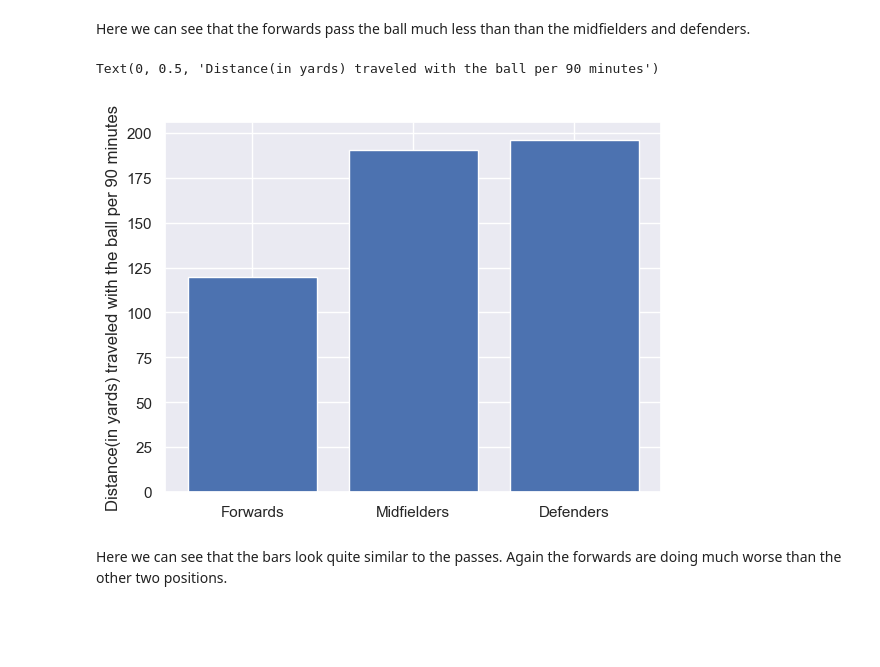
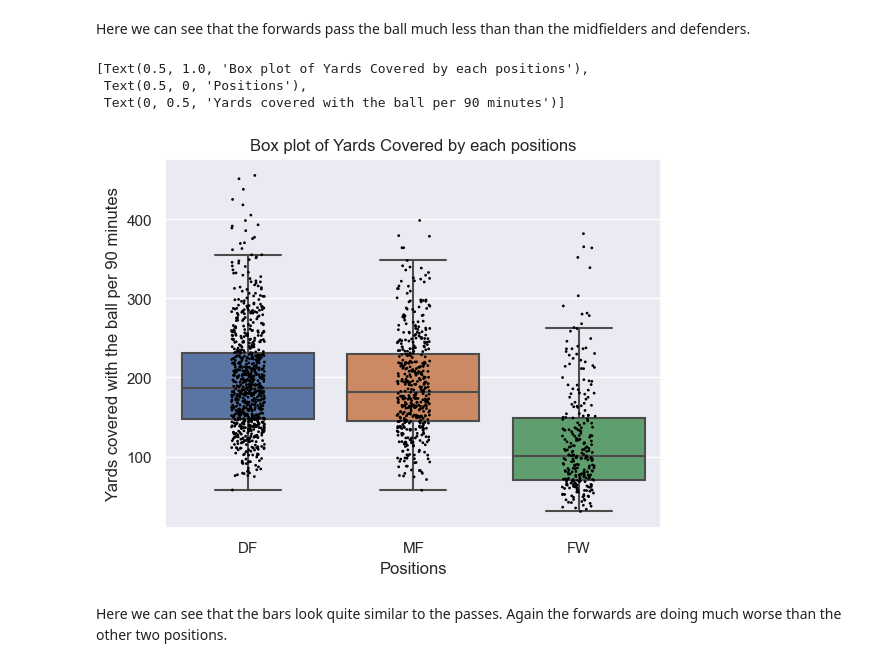
Before and after one commit to ubco-W2022T1-cosc301/project-group-25, a Jupyter notebook: notebooks/analysis1.ipynb, the cells around one changed output. Saved outputs shown, nothing was run; the diff lists cells and outputs as text; code cells hidden in the pictures; blank space fills up the shorter version.

```diff
--- a/notebooks/analysis1.ipynb
+++ b/notebooks/analysis1.ipynb
@@ -251,17 +260,26 @@ Text(0, 0.5, 'Passes completed per 90 minutes')
 # %% [markdown]
 Here we can see that the forwards pass the ball much less than than the midfielders and defenders.
-# %%
-dist = [forwards.CarTotDist.mean(), midfielders.CarTotDist.mean(), defenders.CarTotDist.mean()]
-pos = ["Forwards", "Midfielders", "Defenders"]
-
-#Bar plot
-plt.bar(x = pos,
-        height = dist)
-
-#Labels
-plt.ylabel("Distance(in yards) traveled with the ball per 90 minutes")
-# %% [output]
-Text(0, 0.5, 'Distance(in yards) traveled with the ball per 90 minutes')
-[figure, removed]
+# %%
+passes = df[['Pos', 'CarTotDist']]
+
+bp = sns.boxplot(data = passes,
+                 x = 'Pos',
+                 y = 'CarTotDist',
+                 showfliers = False)
+
+sns.stripplot(data = passes,
+              x = 'Pos',
+              y = 'CarTotDist',
+              size = 2,
+              color = 'black')
+
+bp.set(title = "Box plot of Yards Covered by each positions",
+       xlabel = 'Positions',
+       ylabel = 'Yards covered with the ball per 90 minutes')
+# %% [output]
+[Text(0.5, 1.0, 'Box plot of Yards Covered by each positions'),
+ Text(0.5, 0, 'Positions'),
+ Text(0, 0.5, 'Yards covered with the ball per 90 minutes')]
+[figure, added]
 # %% [markdown]
 Here we can see that the bars look quite similar to the passes. Again the forwards are doing much worse than the other two positions.
```
Also changed, not shown: parts of 8 cells of this notebook, 1 other file.
